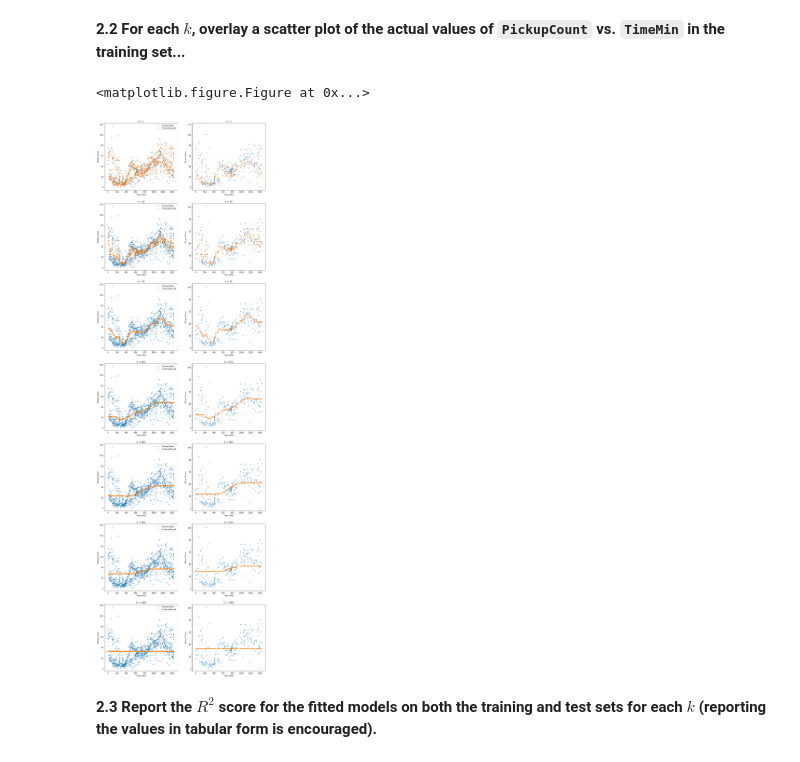
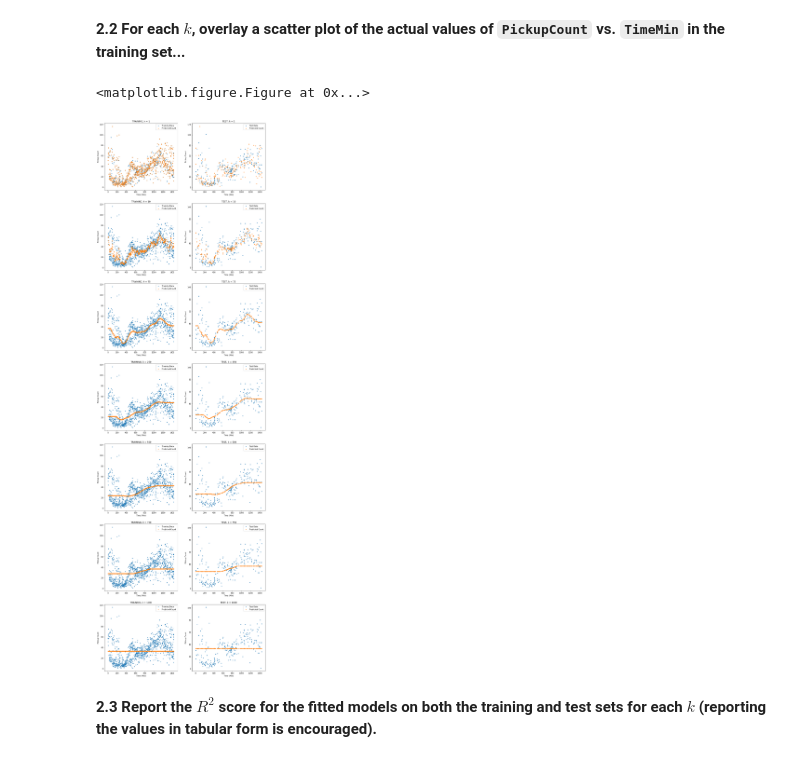
Before and after one commit to kdumontnu/2019-CS109A, a Jupyter notebook: homework/hw2/cs109a_hw2_submit.ipynb, the cells around one changed output. Saved outputs shown, nothing was run; the diff lists cells and outputs as text; code cells hidden in the pictures.

```diff
--- a/homework/hw2/cs109a_hw2_submit.ipynb
+++ b/homework/hw2/cs109a_hw2_submit.ipynb
@@ -179,29 +180,32 @@ for k in k_list:
 # %%
 # your code here
 fig = plt.figure()
 fig.subplots_adjust(hspace=2, wspace=2)
 plt.figure(figsize=(16,16*3.5))
 
 i = 0
 for k in k_list:
     i += 1
     plt.subplot(7, 2, i)
     plt.scatter(X_train, Y_train, marker='.', label='Training Data')
     plt.scatter(X_train, KNNmodels[k].predict(X_train), marker='.', label='Predicted Count')
-    plt.title('k = ' + str(k))
+    plt.title('TRAINING, k = ' + str(k))
     plt.xlabel('Time (Min)')
     plt.ylabel('Pickup Count')
     plt.legend()
     i += 1
     plt.subplot(7, 2, i)
     plt.scatter(X_test, Y_test, marker='.', label='Test Data')
     plt.scatter(X_test, KNNmodels[k].predict(X_test), marker='.', label='Predicted Count')
-    plt.title('k = ' + str(k))
+    plt.title('TEST, k = ' + str(k))
     plt.xlabel('Time (Min)')
     plt.ylabel('Pickup Count')
+    plt.legend()
+
+no_out = True
 # %% [output]
 <matplotlib.figure.Figure at 0x...>
-[figure, old version]
+[figure, new version]
 # %% [markdown]
 **2.3 Report the $R^2$ score for the fitted models on both the training and test sets for each $k$ (reporting the values in tabular form is encouraged).**
 # %%
```
Also changed, not shown: parts of 12 cells of this notebook, 4 other files.
